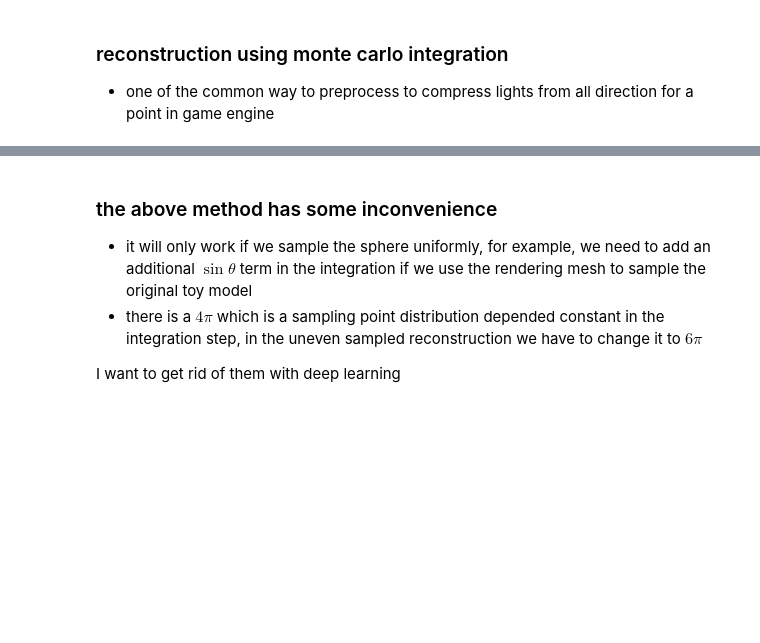
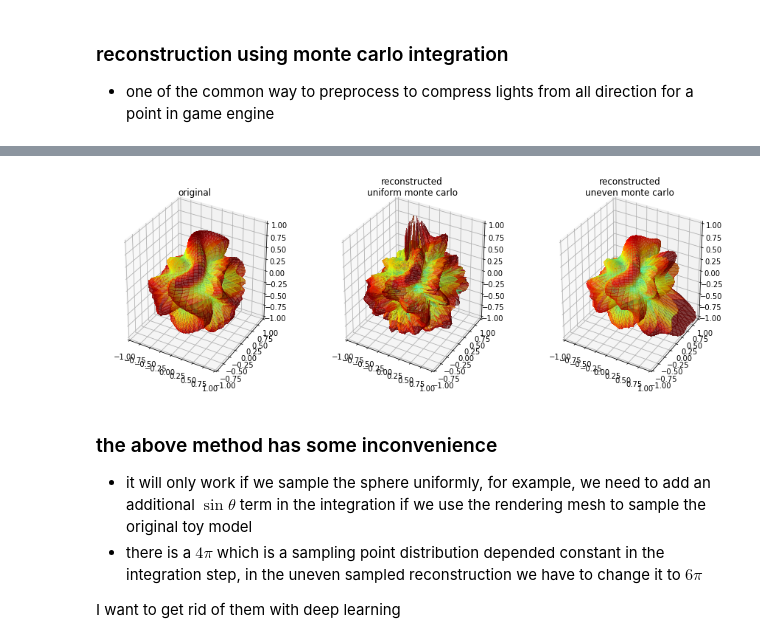
Before and after one commit to mammalwong/ml-study, a Jupyter notebook: study-spherical-harmonic.ipynb, the cells around one changed output, grey strips where cells are left out. Drawn from its saved outputs; the diff is of its cells as text; code cells hidden in the pictures; blank space fills up the shorter version.

```diff
--- a/study-spherical-harmonic.ipynb
+++ b/study-spherical-harmonic.ipynb
@@ -220,3 +220,7 @@ plt.show()
+# %%
+C_uniform, C_uneven = visualize_integration()
+# %% [output]
+[figure, added]
 # %% [markdown]
 ### the above method has some inconvenience
 - it will only work if we sample the sphere uniformly, for example, we need to add an additional $\sin \theta$ term in the integration if we use the rendering mesh to sample the original toy model
```
Also changed, not shown: parts of 10 cells of this notebook.
